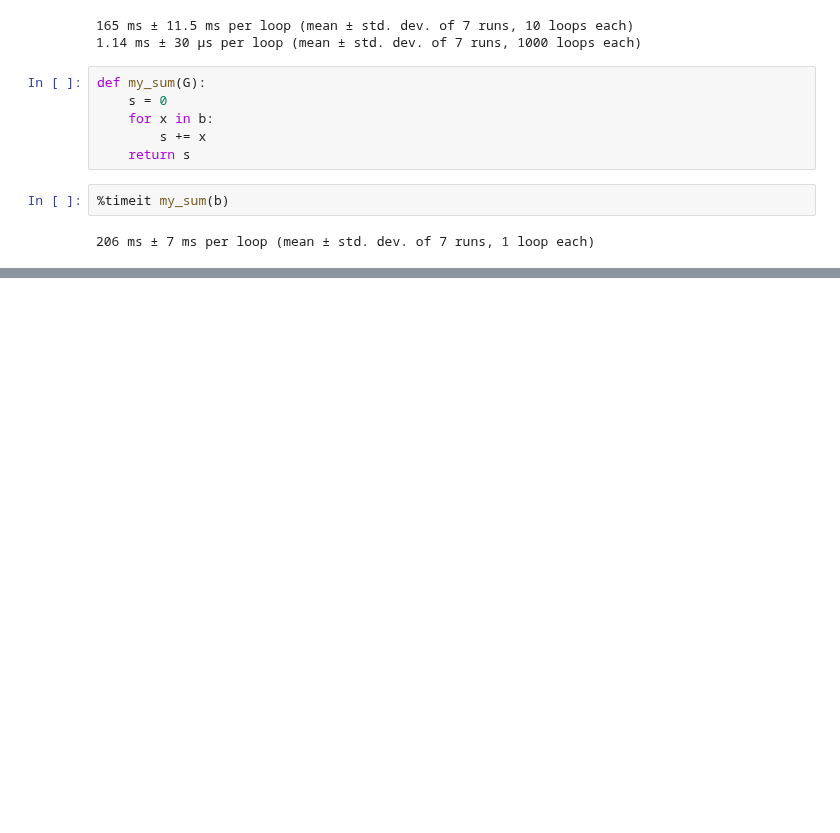
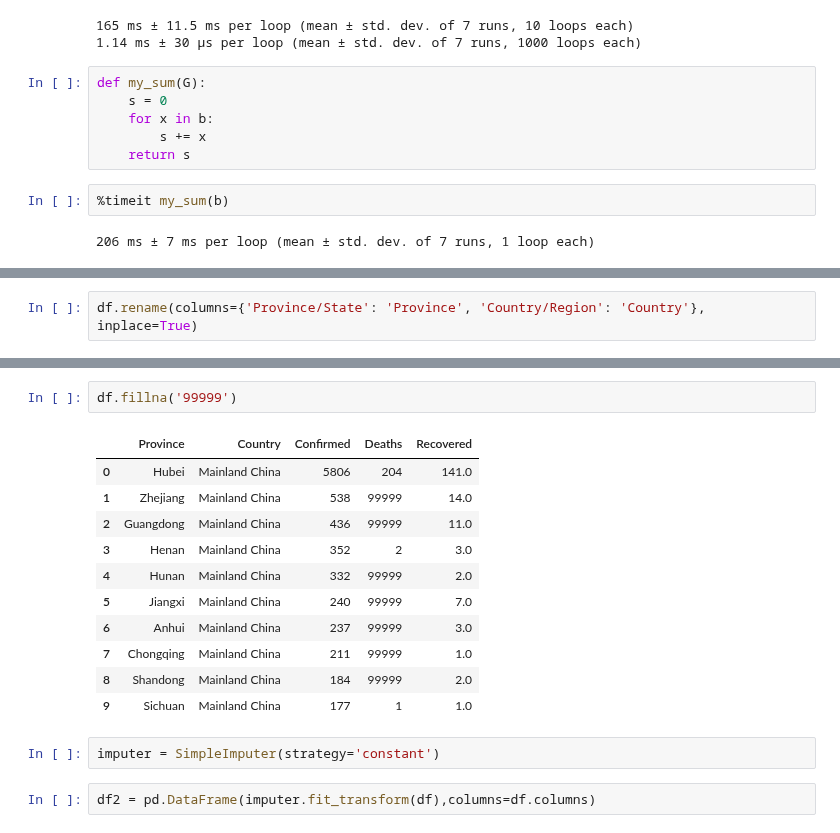
Before and after one commit to angelacpd/Jupyter_Hello, a Jupyter notebook: data_science_lib.ipynb, the cells around one changed output, grey strips where cells are left out. Saved outputs shown, nothing was run; the diff lists cells and outputs as text; blank space fills up the shorter version.

```diff
--- a/data_science_lib.ipynb
+++ b/data_science_lib.ipynb
@@ -587,0 +816,2 @@ def my_sum(G):
+# %%
+df.rename(columns={'Province/State': 'Province', 'Country/Region': 'Country'}, inplace=True)
@@ -587,0 +866,18 @@ def my_sum(G):
+# %%
+df.fillna('99999')
+# %% [output]
+|  | Province | Country | Confirmed | Deaths | Recovered |
+| 0 | Hubei | Mainland China | 5806 | 204 | 141.0 |
+| 1 | Zhejiang | Mainland China | 538 | 99999 | 14.0 |
+| 2 | Guangdong | Mainland China | 436 | 99999 | 11.0 |
+| 3 | Henan | Mainland China | 352 | 2 | 3.0 |
+| 4 | Hunan | Mainland China | 332 | 99999 | 2.0 |
+| 5 | Jiangxi | Mainland China | 240 | 99999 | 7.0 |
+| 6 | Anhui | Mainland China | 237 | 99999 | 3.0 |
+| 7 | Chongqing | Mainland China | 211 | 99999 | 1.0 |
+| 8 | Shandong | Mainland China | 184 | 99999 | 2.0 |
+| 9 | Sichuan | Mainland China | 177 | 1 | 1.0 |
+# %%
+imputer = SimpleImputer(strategy='constant')
+# %%
+df2 = pd.DataFrame(imputer.fit_transform(df),columns=df.columns)
```
Also changed, not shown: parts of 56 cells of this notebook, 2 other files.
